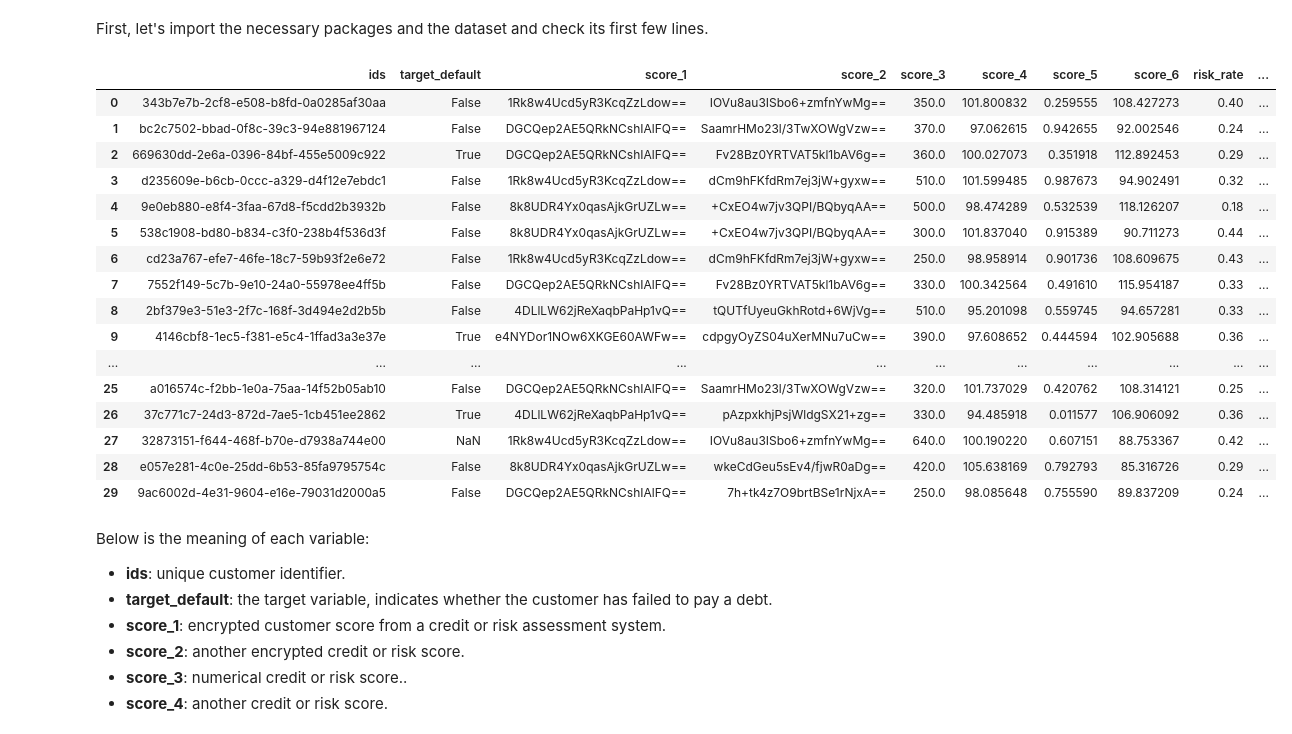
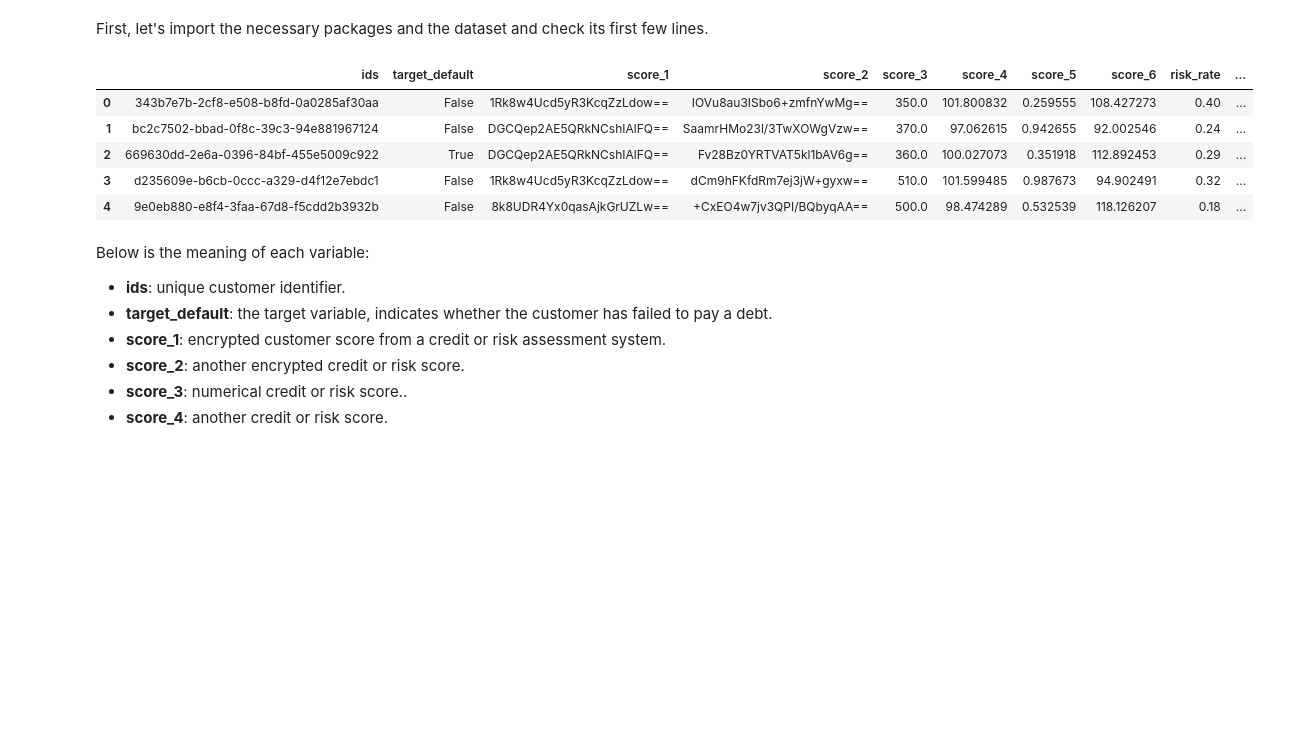
Before and after one commit to gabrielcapela/credit_risk, a Jupyter notebook: credit_risk.ipynb, the cells around one changed output. Drawn from its saved outputs; the diff is of its cells as text; code cells hidden in the pictures; blank space fills up the shorter version.

```diff
--- a/credit_risk.ipynb
+++ b/credit_risk.ipynb
@@ -168,27 +168,16 @@ import seaborn as sns
 # %%
 #Importing the dataset
 df = pd.read_csv('https://github.com/gabrielcapela/credit_risk/raw/refs/heads/main/acquisition_train.csv')
 pd.set_option('display.max_columns', None)  #Show all the columns
 #Showing the first 10 lines
-df.head(30)
+df.head()
 # %% [output]
 |  | ids | target_default | score_1 | score_2 | score_3 | score_4 | score_5 | score_6 | risk_rate | ... |
 | 0 | 343b7e7b-2cf8-e508-b8fd-0a0285af30aa | False | 1Rk8w4Ucd5yR3KcqZzLdow== | IOVu8au3ISbo6+zmfnYwMg== | 350.0 | 101.800832 | 0.259555 | 108.427273 | 0.40 | ... |
 | 1 | bc2c7502-bbad-0f8c-39c3-94e881967124 | False | DGCQep2AE5QRkNCshIAlFQ== | SaamrHMo23l/3TwXOWgVzw== | 370.0 | 97.062615 | 0.942655 | 92.002546 | 0.24 | ... |
 | 2 | 669630dd-2e6a-0396-84bf-455e5009c922 | True | DGCQep2AE5QRkNCshIAlFQ== | Fv28Bz0YRTVAT5kl1bAV6g== | 360.0 | 100.027073 | 0.351918 | 112.892453 | 0.29 | ... |
 | 3 | d235609e-b6cb-0ccc-a329-d4f12e7ebdc1 | False | 1Rk8w4Ucd5yR3KcqZzLdow== | dCm9hFKfdRm7ej3jW+gyxw== | 510.0 | 101.599485 | 0.987673 | 94.902491 | 0.32 | ... |
 | 4 | 9e0eb880-e8f4-3faa-67d8-f5cdd2b3932b | False | 8k8UDR4Yx0qasAjkGrUZLw== | +CxEO4w7jv3QPI/BQbyqAA== | 500.0 | 98.474289 | 0.532539 | 118.126207 | 0.18 | ... |
-| 5 | 538c1908-bd80-b834-c3f0-238b4f536d3f | False | 8k8UDR4Yx0qasAjkGrUZLw== | +CxEO4w7jv3QPI/BQbyqAA== | 300.0 | 101.837040 | 0.915389 | 90.711273 | 0.44 | ... |
-| 6 | cd23a767-efe7-46fe-18c7-59b93f2e6e72 | False | 1Rk8w4Ucd5yR3KcqZzLdow== | dCm9hFKfdRm7ej3jW+gyxw== | 250.0 | 98.958914 | 0.901736 | 108.609675 | 0.43 | ... |
-| 7 | 7552f149-5c7b-9e10-24a0-55978ee4ff5b | False | DGCQep2AE5QRkNCshIAlFQ== | Fv28Bz0YRTVAT5kl1bAV6g== | 330.0 | 100.342564 | 0.491610 | 115.954187 | 0.33 | ... |
-| 8 | 2bf379e3-51e3-2f7c-168f-3d494e2d2b5b | False | 4DLlLW62jReXaqbPaHp1vQ== | tQUTfUyeuGkhRotd+6WjVg== | 510.0 | 95.201098 | 0.559745 | 94.657281 | 0.33 | ... |
-| 9 | 4146cbf8-1ec5-f381-e5c4-1ffad3a3e37e | True | e4NYDor1NOw6XKGE60AWFw== | cdpgyOyZS04uXerMNu7uCw== | 390.0 | 97.608652 | 0.444594 | 102.905688 | 0.36 | ... |
-| ... | ... | ... | ... | ... | ... | ... | ... | ... | ... | ... |
-| 25 | a016574c-f2bb-1e0a-75aa-14f52b05ab10 | False | DGCQep2AE5QRkNCshIAlFQ== | SaamrHMo23l/3TwXOWgVzw== | 320.0 | 101.737029 | 0.420762 | 108.314121 | 0.25 | ... |
-| 26 | 37c771c7-24d3-872d-7ae5-1cb451ee2862 | True | 4DLlLW62jReXaqbPaHp1vQ== | pAzpxkhjPsjWldgSX21+zg== | 330.0 | 94.485918 | 0.011577 | 106.906092 | 0.36 | ... |
-| 27 | 32873151-f644-468f-b70e-d7938a744e00 | NaN | 1Rk8w4Ucd5yR3KcqZzLdow== | IOVu8au3ISbo6+zmfnYwMg== | 640.0 | 100.190220 | 0.607151 | 88.753367 | 0.42 | ... |
-| 28 | e057e281-4c0e-25dd-6b53-85fa9795754c | False | 8k8UDR4Yx0qasAjkGrUZLw== | wkeCdGeu5sEv4/fjwR0aDg== | 420.0 | 105.638169 | 0.792793 | 85.316726 | 0.29 | ... |
-| 29 | 9ac6002d-4e31-9604-e16e-79031d2000a5 | False | DGCQep2AE5QRkNCshIAlFQ== | 7h+tk4z7O9brtBSe1rNjxA== | 250.0 | 98.085648 | 0.755590 | 89.837209 | 0.24 | ... |
 # %% [markdown]
 Below is the meaning of each variable:
 
```
Also changed, not shown: parts of 13 cells of this notebook.
